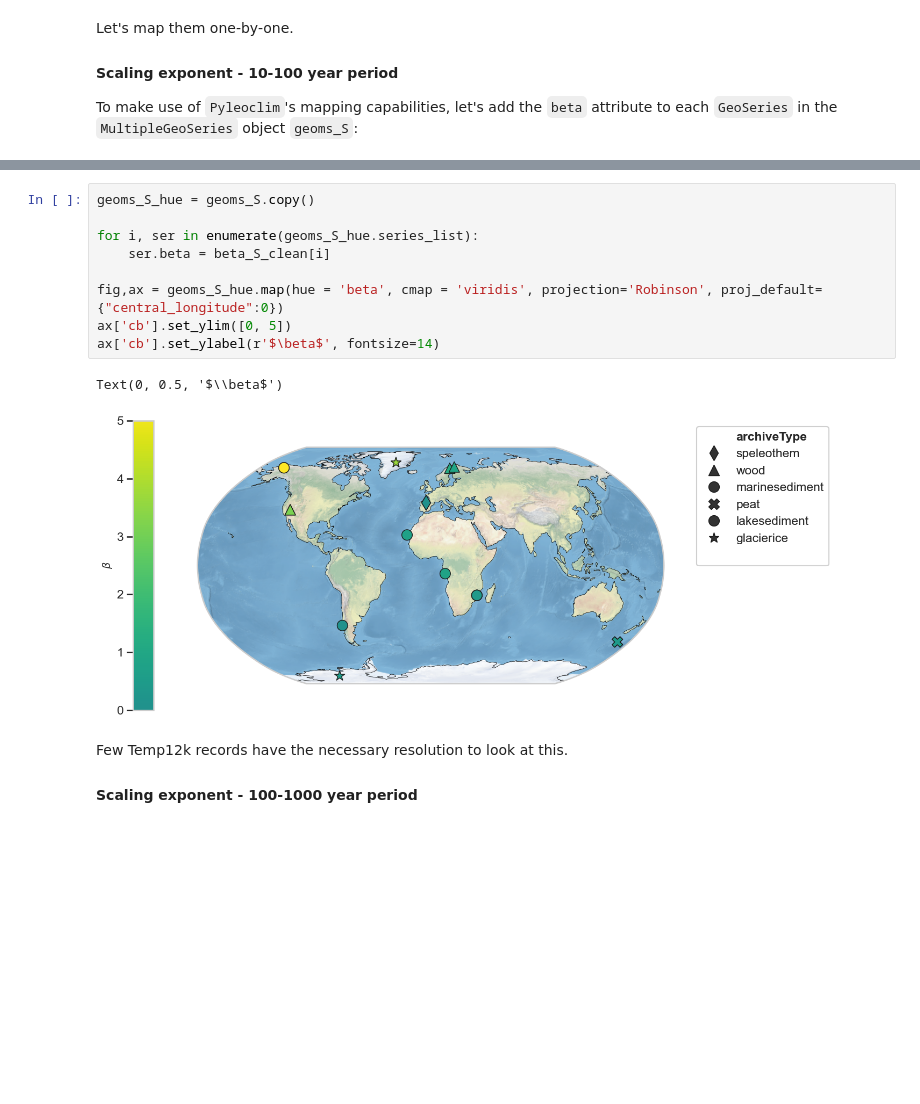
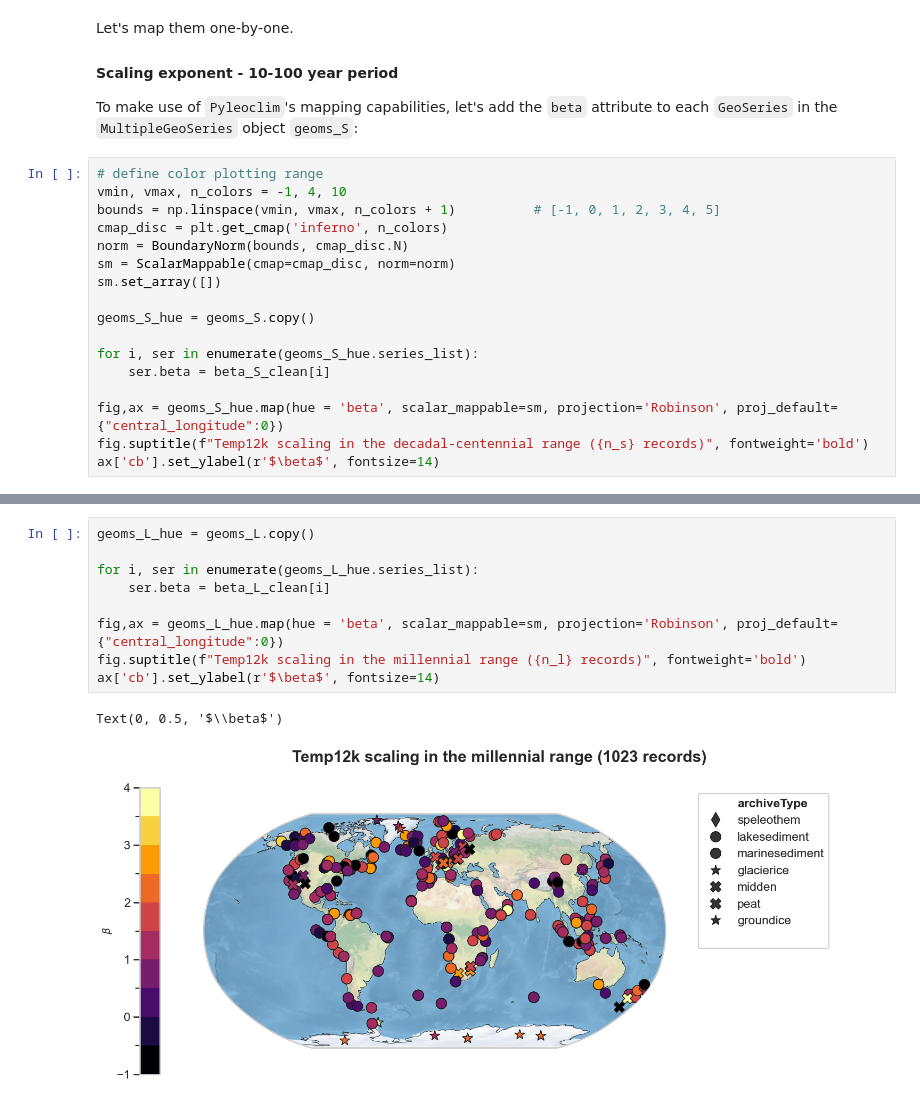
Before and after one commit to LinkedEarth/FreqFun, a Jupyter notebook: notebooks/02b-spectral_analysis_temp12k.ipynb, the cells around one changed output, grey strips where cells are left out. Drawn from its saved outputs; the diff is of its cells as text; blank space fills up the shorter version.

```diff
--- a/notebooks/02b-spectral_analysis_temp12k.ipynb
+++ b/notebooks/02b-spectral_analysis_temp12k.ipynb
@@ -668,3 +687,20 @@ Let's map them one-by-one.
 #### Scaling exponent - 10-100 year period
 
 To make use of `Pyleoclim`'s mapping capabilities, let's add the `beta` attribute to each `GeoSeries` in the `MultipleGeoSeries` object `geoms_S`:
+# %%
+# define color plotting range
+vmin, vmax, n_colors = -1, 4, 10
+bounds = np.linspace(vmin, vmax, n_colors + 1)          # [-1, 0, 1, 2, 3, 4, 5]
+cmap_disc = plt.get_cmap('inferno', n_colors)
+norm = BoundaryNorm(bounds, cmap_disc.N)
+sm = ScalarMappable(cmap=cmap_disc, norm=norm)
+sm.set_array([])
+
+geoms_S_hue = geoms_S.copy()
+
+for i, ser in enumerate(geoms_S_hue.series_list):
+    ser.beta = beta_S_clean[i]
+
+fig,ax = geoms_S_hue.map(hue = 'beta', scalar_mappable=sm, projection='Robinson', proj_default={"central_longitude":0})
+fig.suptitle(f"Temp12k scaling in the decadal-centennial range ({n_s} records)", fontweight='bold')
+ax['cb'].set_ylabel(r'$\beta$', fontsize=14)
@@ -671,16 +734,12 @@ To make use of `Pyleoclim`'s mapping capabilities, let's add the `beta` attribut
 # %%
-geoms_S_hue = geoms_S.copy()
+geoms_L_hue = geoms_L.copy()
 
-for i, ser in enumerate(geoms_S_hue.series_list):
-    ser.beta = beta_S_clean[i]
+for i, ser in enumerate(geoms_L_hue.series_list):
+    ser.beta = beta_L_clean[i]
 
-fig,ax = geoms_S_hue.map(hue = 'beta', cmap = 'viridis', projection='Robinson', proj_default={"central_longitude":0})
-ax['cb'].set_ylim([0, 5])
+fig,ax = geoms_L_hue.map(hue = 'beta', scalar_mappable=sm, projection='Robinson', proj_default={"central_longitude":0})
+fig.suptitle(f"Temp12k scaling in the millennial range ({n_l} records)", fontweight='bold')
 ax['cb'].set_ylabel(r'$\beta$', fontsize=14)
 # %% [output]
 Text(0, 0.5, '$\\beta$')
-[figure, old version]
+[figure, new version]
-# %% [markdown]
-Few Temp12k records have the necessary resolution to look at this.
-
-#### Scaling exponent - 100-1000 year period
```
Also changed, not shown: parts of 26 cells of this notebook.
